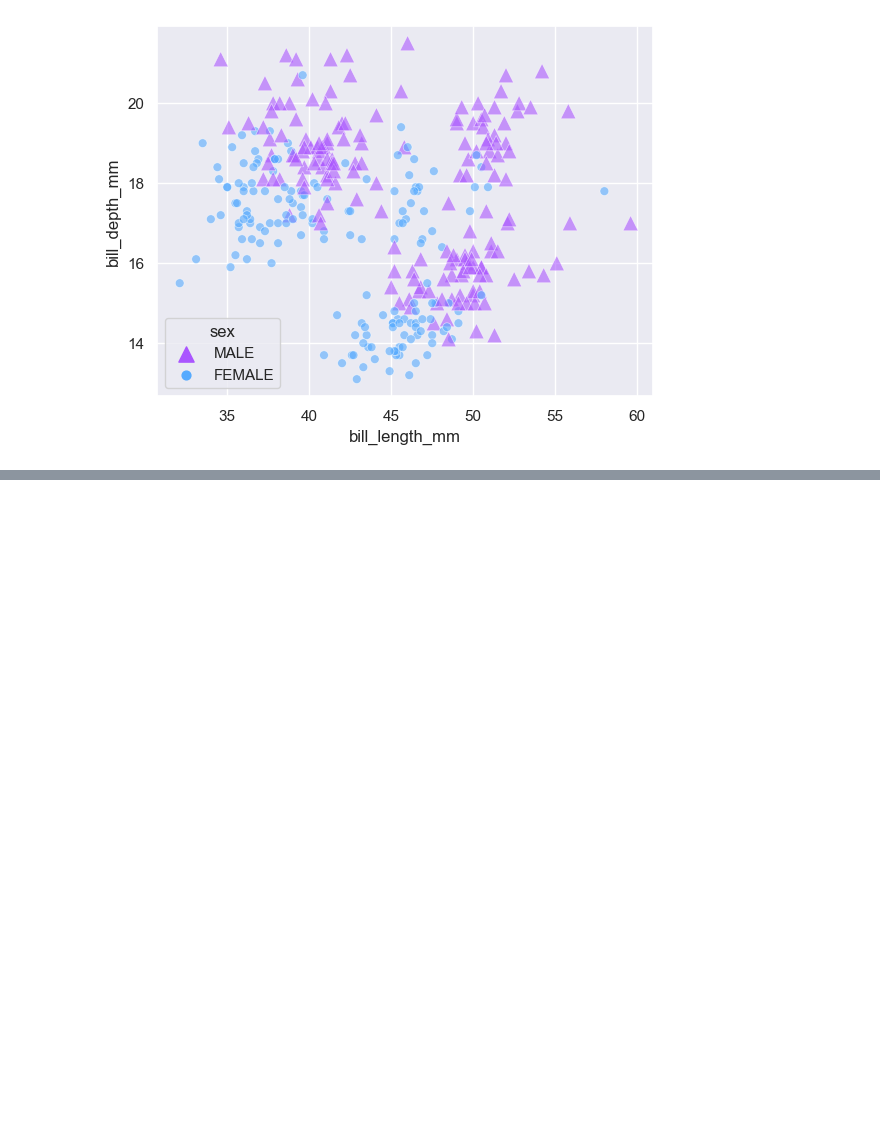
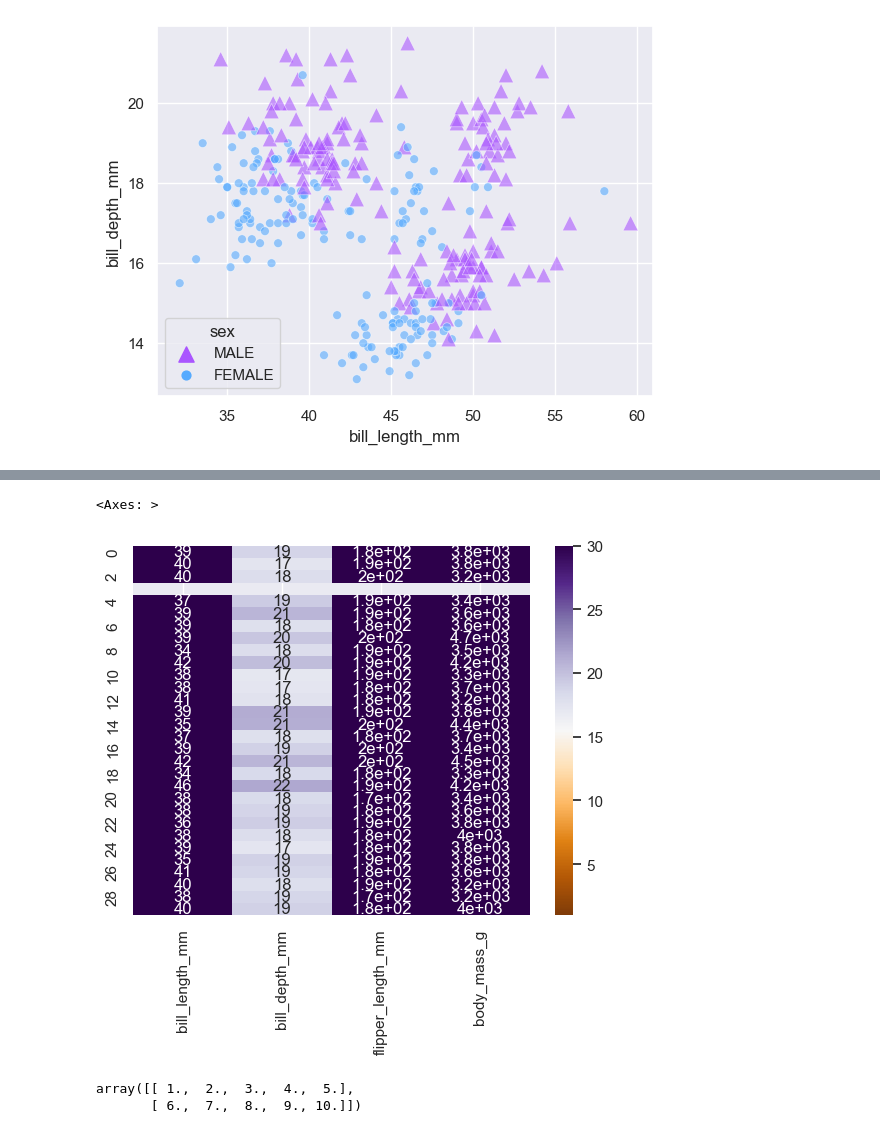
Before and after one commit to Nanda-Kiran-Royal/Learning_Seaborn, a Jupyter notebook: Seaborn.ipynb, the cells around one changed output, grey strips where cells are left out. Saved outputs shown, nothing was run; the diff lists cells and outputs as text; code cells hidden in the pictures; blank space fills up the shorter version.

```diff
--- a/Seaborn.ipynb
+++ b/Seaborn.ipynb
@@ -117,0 +143,2 @@ sns.scatterplot(x='bill_length_mm',y='bill_depth_mm',data=data,hue = 'sex',style
+# %%
+X = data.drop(columns=['island','sex','species'],axis=1)
@@ -117,0 +161,11 @@ sns.scatterplot(x='bill_length_mm',y='bill_depth_mm',data=data,hue = 'sex',style
+# %%
+sns.heatmap(X.head(30),vmin=1,vmax=30,cmap='PuOr',annot=True)
+# %% [output]
+<Axes: >
+[figure, added]
+# %%
+var = np.linspace(1,10,10).reshape(2,5)
+var
+# %% [output]
+array([[ 1.,  2.,  3.,  4.,  5.],
+       [ 6.,  7.,  8.,  9., 10.]])
```
Also changed, not shown: parts of 16 cells of this notebook.
